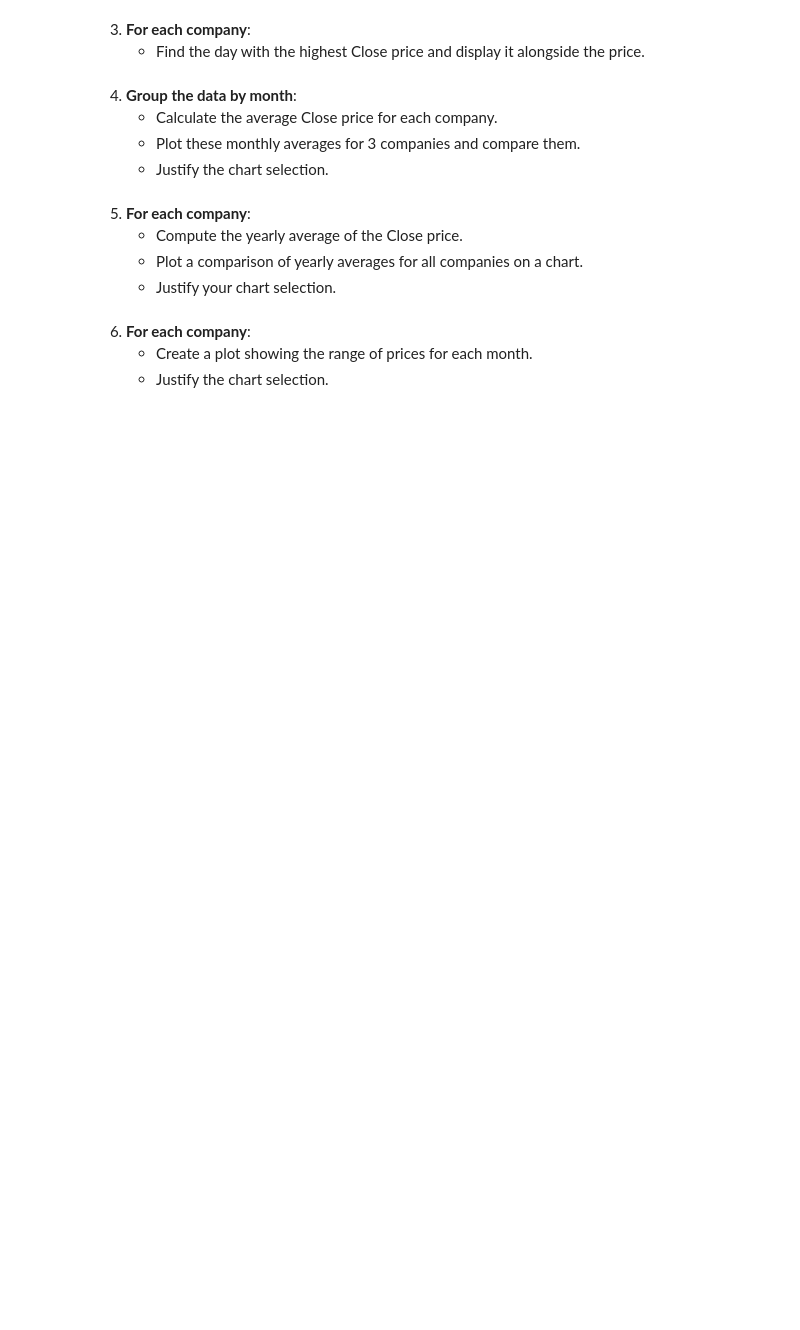
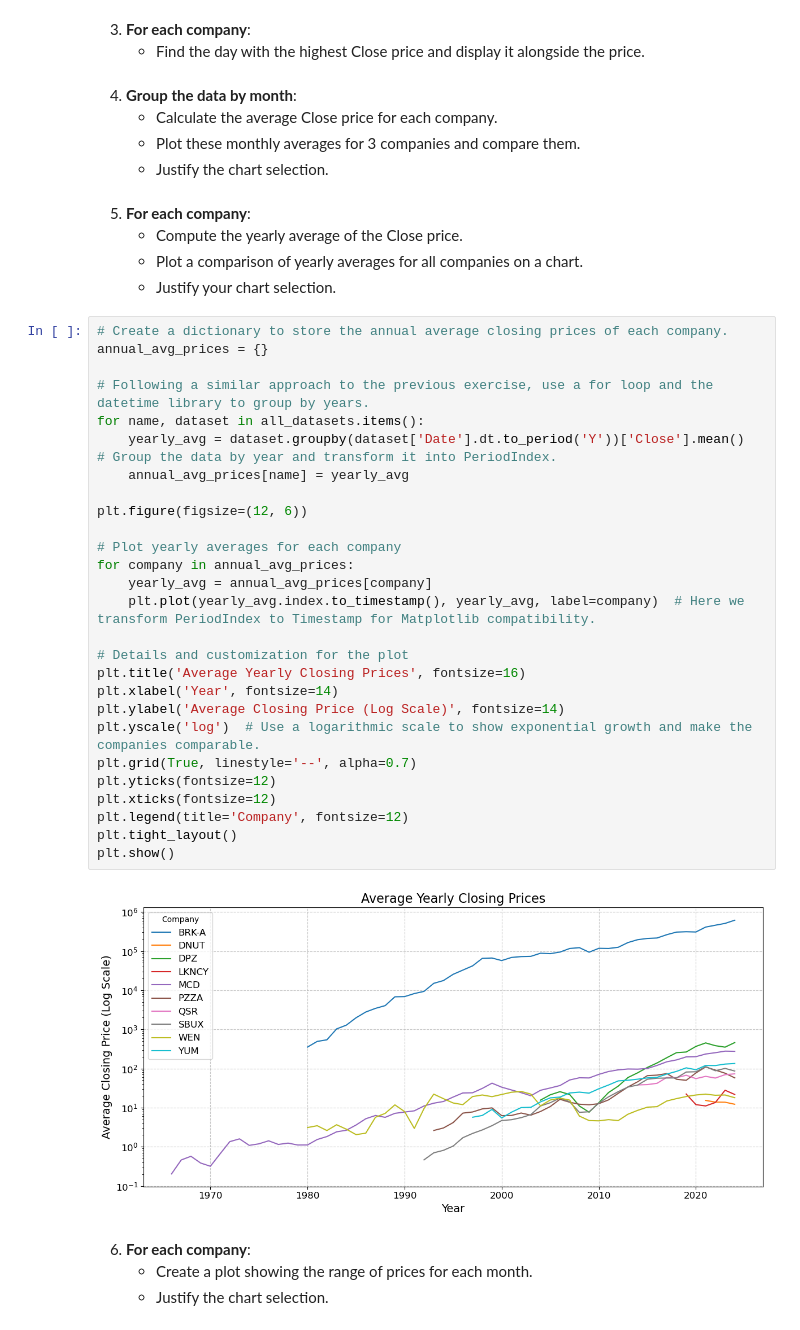
Before and after one commit to harshita-chivukula/PythonforDataScience_Team1FinalAssignment, a Jupyter notebook: Python Project Template.ipynb, the cells around one changed output. Drawn from its saved outputs; the diff is of its cells as text; blank space fills up the shorter version.

Commit message:
Update Python Project Template.ipynb
added exercises 5 and 6

```diff
--- a/Python Project Template.ipynb
+++ b/Python Project Template.ipynb
@@ -160,6 +160,35 @@ The total number of rows where the year is 2023 is 2500
    - Compute the yearly average of the Close price.
    - Plot a comparison of yearly averages for all companies on a chart.
    - Justify your chart selection.
+# %%
+# Create a dictionary to store the annual average closing prices of each company.
+annual_avg_prices = {}
+
+# Following a similar approach to the previous exercise, use a for loop and the datetime library to group by years.
+for name, dataset in all_datasets.items():
+    yearly_avg = dataset.groupby(dataset['Date'].dt.to_period('Y'))['Close'].mean()  # Group the data by year and transform it into PeriodIndex.
+    annual_avg_prices[name] = yearly_avg
+
+plt.figure(figsize=(12, 6))
+
+# Plot yearly averages for each company
+for company in annual_avg_prices:
+    yearly_avg = annual_avg_prices[company]
+    plt.plot(yearly_avg.index.to_timestamp(), yearly_avg, label=company)  # Here we transform PeriodIndex to Timestamp for Matplotlib compatibility.
+
+# Details and customization for the plot
+plt.title('Average Yearly Closing Prices', fontsize=16)
+plt.xlabel('Year', fontsize=14)
+plt.ylabel('Average Closing Price (Log Scale)', fontsize=14)
+plt.yscale('log')  # Use a logarithmic scale to show exponential growth and make the companies comparable.
+plt.grid(True, linestyle='--', alpha=0.7)
+plt.yticks(fontsize=12)
+plt.xticks(fontsize=12)
+plt.legend(title='Company', fontsize=12)
+plt.tight_layout()
+plt.show()
+# %% [output]
+[figure, added]
 # %% [markdown]
 6. **For each company**:
    - Create a plot showing the range of prices for each month.
```
Also changed, not shown: parts of 3 cells of this notebook.
